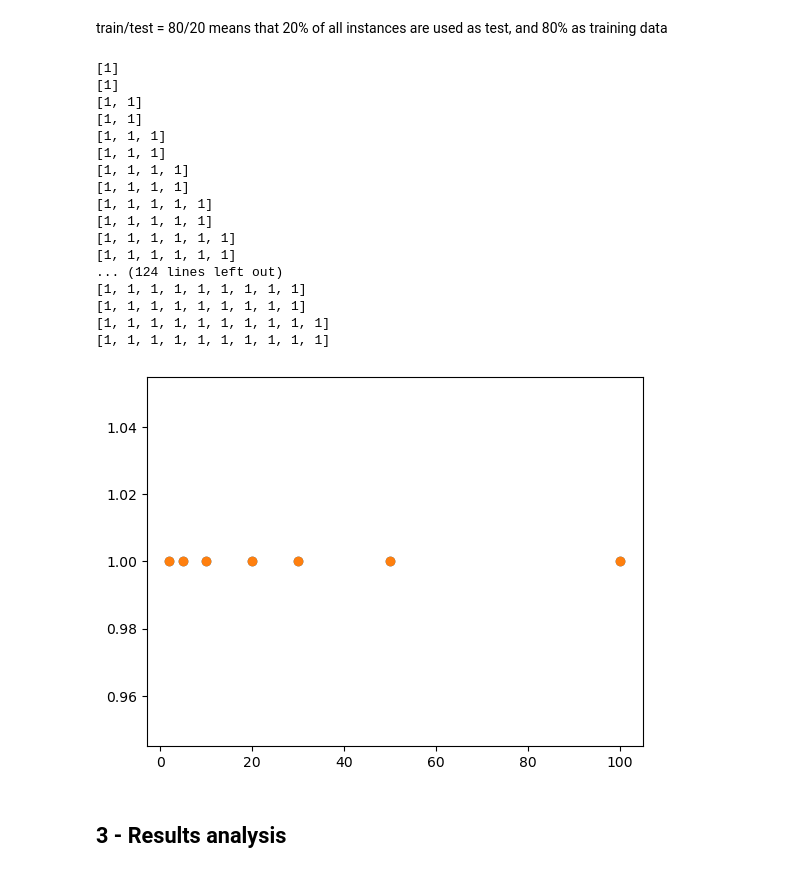
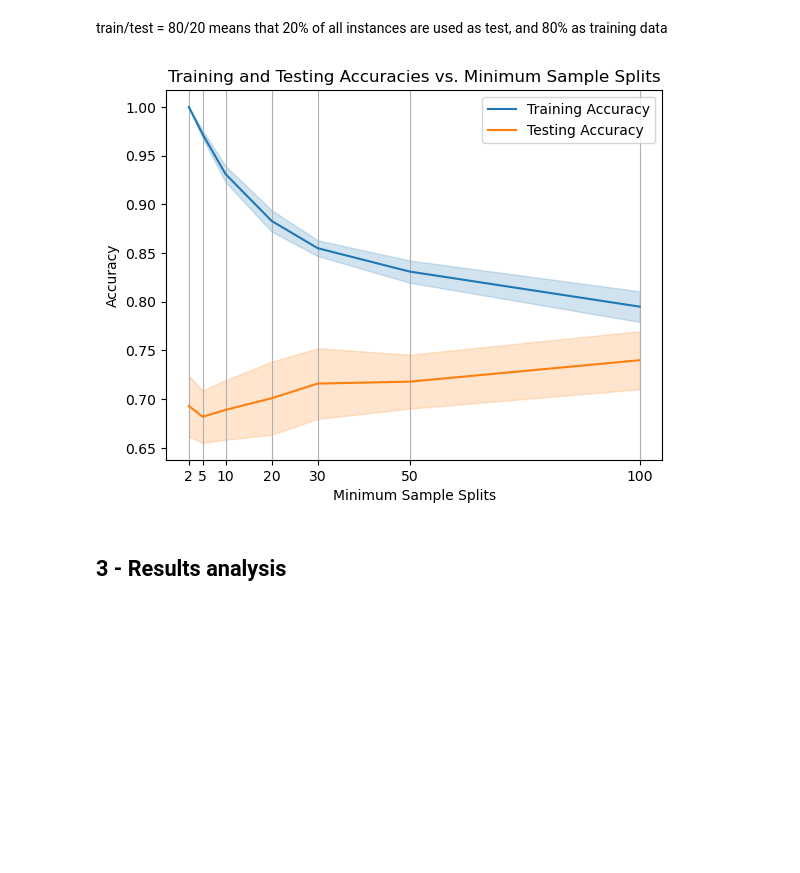
Before and after one commit to jppf22/HW1_Machine_Learning, a Jupyter notebook: codigo.ipynb, the cells around one changed output. Cells and saved outputs as stored; diff of their text form; code cells hidden in the pictures; blank space fills up the shorter version.

```diff
--- a/codigo.ipynb
+++ b/codigo.ipynb
@@ -78,8 +79,8 @@ plt.show()
 # %% [markdown]
 train/test = 80/20 means that 20% of all instances are used as test, and 80% as training data
 # %%
-from sklearn import metrics, datasets, tree
-from sklearn.model_selection import train_test_split, StratifiedShuffleSplit
+from sklearn import metrics, tree
+from sklearn.model_selection import StratifiedShuffleSplit
 
 min_sample_splits = [2,5,10,20,30,50,100] # number of samples required to split node (branch)
 n_runs_for_average_out = 10
@@ -94,59 +95,57 @@ testing_accuracies = []
 for min_sample_split in min_sample_splits:
     training_sample_accuracy = []
     testing_sample_accuracy = []
 
     # Per generated folds from averaged folds from 10 80-20 stratified splits
 
     for train_shuffle, test_shuffle in folds.split(X,y): #split according to fold
 
         #Extract Sample feature's matrix
         X_train = X.iloc[train_shuffle]
         X_test = X.iloc[test_shuffle]
 
         #Extract Sample's outcomes matrix
         y_train = y.iloc[train_shuffle]
         y_test = y.iloc[test_shuffle]
 
         #Create Tree classifier according to sample training data
         predictor = tree.DecisionTreeClassifier(min_samples_split=min_sample_split)
         predictor.fit(X_train,y_train)
 
         #Generate prediction according to test sample and measure accuracy
         y_pred_test = predictor.predict(X_test)
-        testing_sample_accuracy.append(round(metrics.accuracy_score(y_test, y_pred_test)))
+        testing_sample_accuracy.append(round(metrics.accuracy_score(y_test, y_pred_test),2))
 
         #Generate prediction according to training sample and measure accuracy
         y_pred_train = predictor.predict(X_train)
-        training_sample_accuracy.append(round(metrics.accuracy_score(y_train, y_pred_train)))
+        training_sample_accuracy.append(round(metrics.accuracy_score(y_train, y_pred_train),2))
 
-        print(testing_sample_accuracy)
-        print(training_sample_accuracy)
+    # By using no mean here, we ensure a more accurate graph
+    training_accuracies.append(training_sample_accuracy)
+    testing_accuracies.append(testing_sample_accuracy)
 
-    training_accuracies.append(np.mean(training_sample_accuracy)) #TODO - REALLY LIKE THIS?
-    testing_accuracies.append(np.mean(testing_sample_accuracy)) #TODO
 
-plt.scatter(min_sample_splits, training_accuracies)
-plt.scatter(min_sample_splits, testing_accuracies)
+accuracy_df = pd.DataFrame({
+    'min_sample_splits': min_sample_splits,
+    'training_accuracies': training_accuracies,
+    'testing_accuracies': testing_accuracies
+})
+
+accuracy_df = accuracy_df.explode("training_accuracies")
+accuracy_df = accuracy_df.explode("testing_accuracies")
+
+#TODO: change errorbar
+sns.lineplot(data=accuracy_df, x="min_sample_splits", y="training_accuracies", label="Training Accuracy", errorbar="sd")
+sns.lineplot(data=accuracy_df, x="min_sample_splits", y="testing_accuracies", label="Testing Accuracy", errorbar="sd")
+plt.xlabel("Minimum Sample Splits")
+plt.ylabel("Accuracy")
+plt.title("Training and Testing Accuracies vs. Minimum Sample Splits")
+plt.legend()
+plt.xticks(min_sample_splits)
+plt.grid(True, which='both', axis='x')
 plt.show()
 # %% [output]
-[1]
-[1]
-[1, 1]
-[1, 1]
-[1, 1, 1]
-[1, 1, 1]
-[1, 1, 1, 1]
-[1, 1, 1, 1]
-[1, 1, 1, 1, 1]
-[1, 1, 1, 1, 1]
-[1, 1, 1, 1, 1, 1]
-[1, 1, 1, 1, 1, 1]
-... (124 lines left out)
-[1, 1, 1, 1, 1, 1, 1, 1, 1]
-[1, 1, 1, 1, 1, 1, 1, 1, 1]
-[1, 1, 1, 1, 1, 1, 1, 1, 1, 1]
-[1, 1, 1, 1, 1, 1, 1, 1, 1, 1]
-[figure, old version]
+[figure, new version]
 # %% [markdown]
 ## 3 - Results analysis
 # %% [markdown]
```
Also changed, not shown: parts of 2 cells of this notebook.
